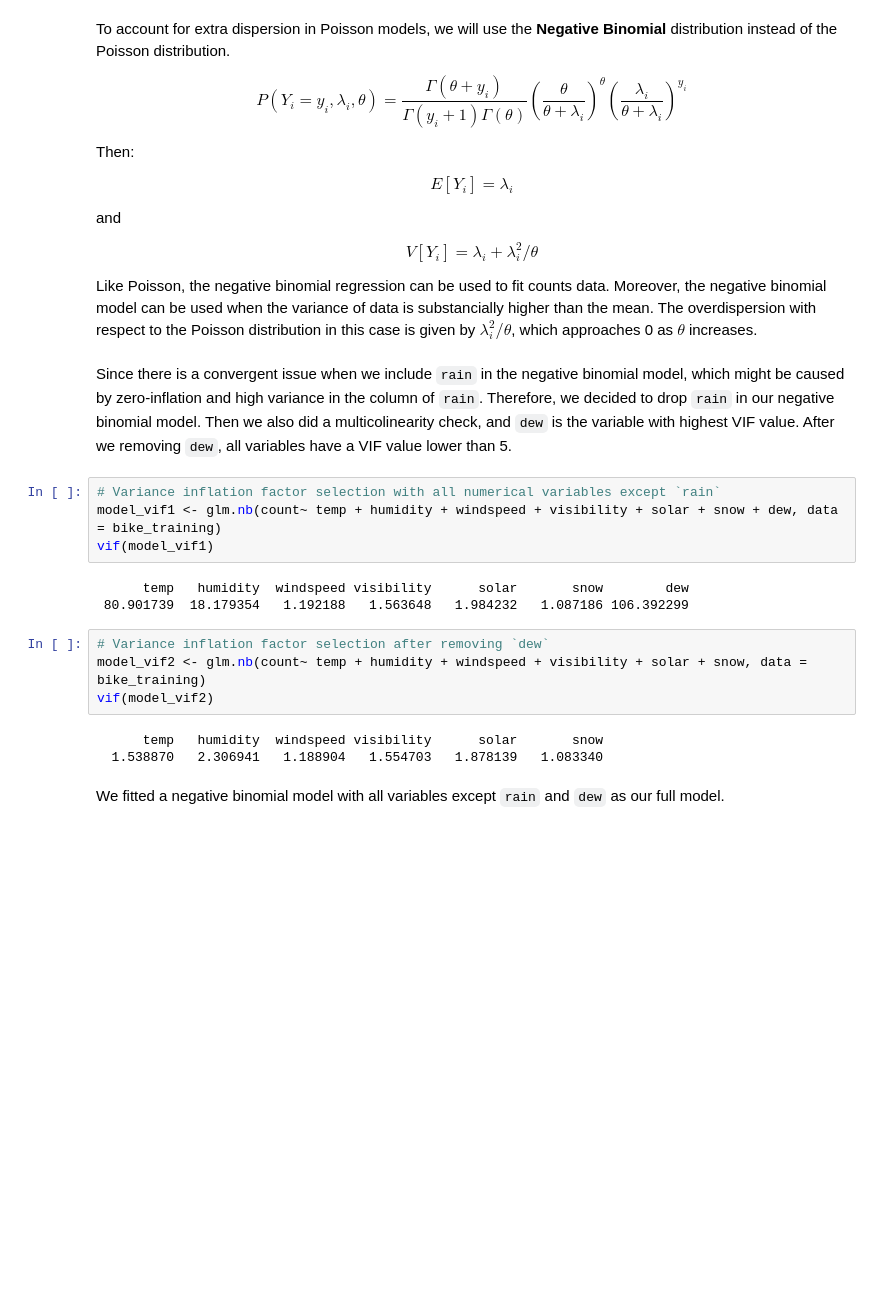
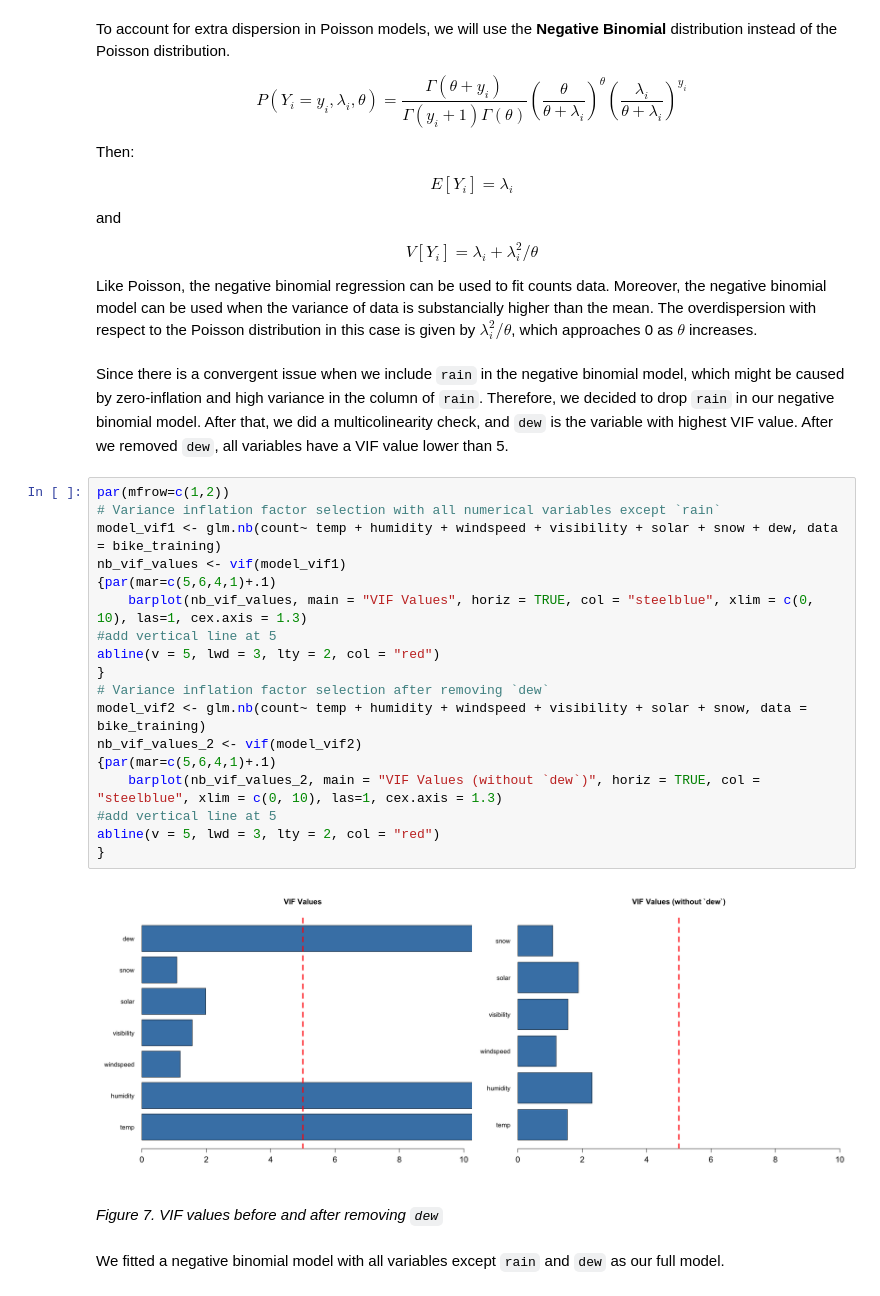
Before and after one commit to xiaohu1122/538A_project, a Jupyter notebook: 538A_Final_Project.ipynb, the cells around one changed output. Drawn from its saved outputs; the diff is of its cells as text; blank space fills up the shorter version.

Commit message:
qq plot interpretation + plot label + vif plot in nb

```diff
--- a/538A_Final_Project.ipynb
+++ b/538A_Final_Project.ipynb
@@ -360,21 +366,29 @@ $$V[Y_i] = \lambda_i + \lambda_i^2/\theta$$
 
 Like Poisson, the negative binomial regression can be used to fit counts data. Moreover, the negative binomial model can be used when the variance of data is substancially higher than the mean. The overdispersion with respect to the Poisson distribution in this case is given by $\lambda_i^2/\theta$, which approaches 0 as $\theta$ increases.
 # %% [markdown]
-Since there is a convergent issue when we include `rain` in the negative binomial model, which might be caused by zero-inflation and high variance in the column of `rain`. Therefore, we decided to drop `rain` in our negative binomial model. Then we also did a multicolinearity check, and `dew` is the variable with highest VIF value. After we removing `dew`, all variables have a VIF value lower than 5.
+Since there is a convergent issue when we include `rain` in the negative binomial model, which might be caused by zero-inflation and high variance in the column of `rain`. Therefore, we decided to drop `rain` in our negative binomial model. After that, we did a multicolinearity check, and `dew` is the variable with highest VIF value. After we removed `dew`, all variables have a VIF value lower than 5.
 # %%
+par(mfrow=c(1,2))
 # Variance inflation factor selection with all numerical variables except `rain`
 model_vif1 <- glm.nb(count~ temp + humidity + windspeed + visibility + solar + snow + dew, data = bike_training)
-vif(model_vif1)
+nb_vif_values <- vif(model_vif1)
+{par(mar=c(5,6,4,1)+.1)
+    barplot(nb_vif_values, main = "VIF Values", horiz = TRUE, col = "steelblue", xlim = c(0, 10), las=1, cex.axis = 1.3)
+#add vertical line at 5
+abline(v = 5, lwd = 3, lty = 2, col = "red")
+}
+# Variance inflation factor selection after removing `dew`
+model_vif2 <- glm.nb(count~ temp + humidity + windspeed + visibility + solar + snow, data = bike_training)
+nb_vif_values_2 <- vif(model_vif2)
+{par(mar=c(5,6,4,1)+.1)
+    barplot(nb_vif_values_2, main = "VIF Values (without `dew`)", horiz = TRUE, col = "steelblue", xlim = c(0, 10), las=1, cex.axis = 1.3)
+#add vertical line at 5
+abline(v = 5, lwd = 3, lty = 2, col = "red")
+}
 # %% [output]
-      temp   humidity  windspeed visibility      solar       snow        dew
- 80.901739  18.179354   1.192188   1.563648   1.984232   1.087186 106.392299
+[figure, added]
-# %%
-# Variance inflation factor selection after removing `dew`
-model_vif2 <- glm.nb(count~ temp + humidity + windspeed + visibility + solar + snow, data = bike_training)
-vif(model_vif2)
-# %% [output]
-      temp   humidity  windspeed visibility      solar       snow
-  1.538870   2.306941   1.188904   1.554703   1.878139   1.083340
+# %% [markdown]
+*Figure 7. VIF values before and after removing `dew`*
 # %% [markdown]
 We fitted a negative binomial model with all variables except `rain` and `dew` as our full model.
 # %% [markdown]
```
Also changed, not shown: parts of 22 cells of this notebook.
